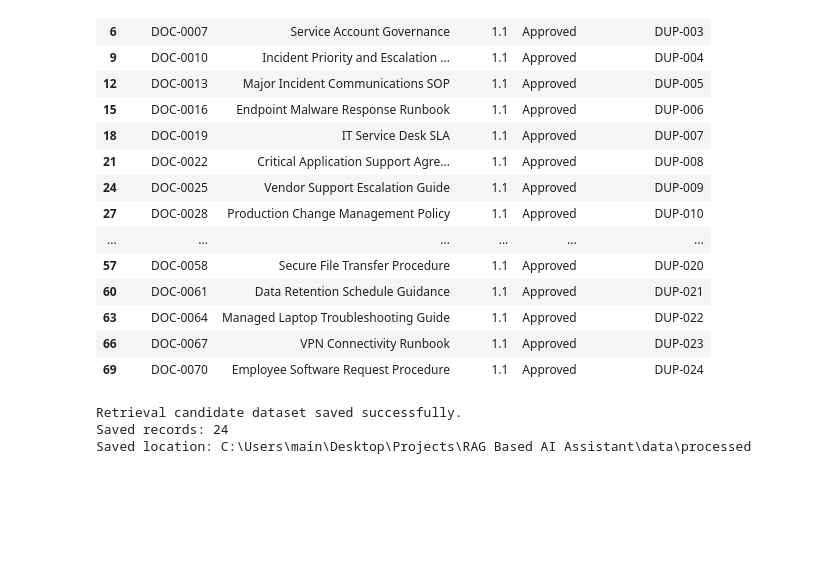
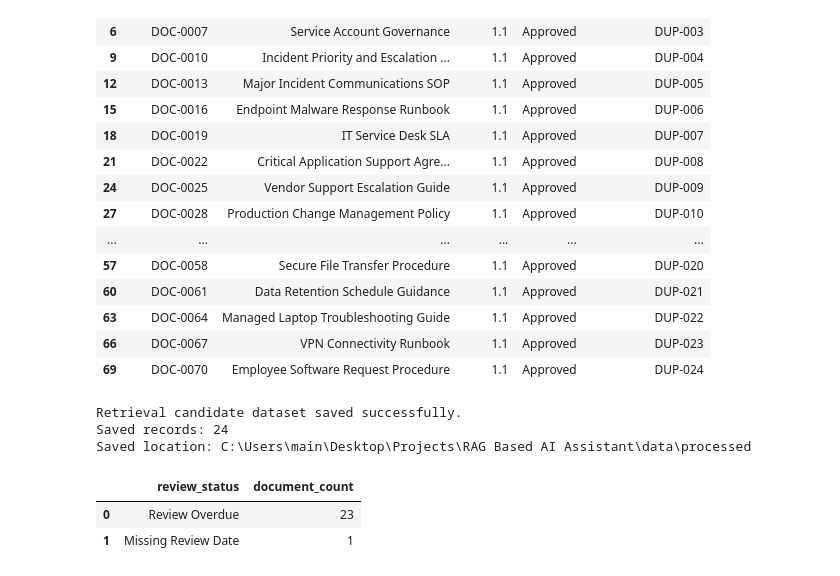
Before and after one commit to anurag-insights/RAG-Based-AI-Document-Assistant-, a Jupyter notebook: notebooks/02_Data_Cleaning.ipynb, the cells around one changed output. Cells and saved outputs as stored; diff of their text form; code cells hidden in the pictures; blank space fills up the shorter version.

```diff
--- a/notebooks/02_Data_Cleaning.ipynb
+++ b/notebooks/02_Data_Cleaning.ipynb
@@ -1462,3 +1462,13 @@ print("Saved location:", processed_dir)
 Retrieval candidate dataset saved successfully.
 Saved records: 24
 Saved location: C:\Users\main\Desktop\Projects\RAG Based AI Assistant\data\processed
+# %%
+retrieval_candidates["effective_date"] = pd.to_datetime(
+    retrieval_candidates["effective_date"],
+    errors="coerce"
+)
+
+retrieval_candidates["review_date"] = pd.to_datetime(
+    retrieval_candidates["review_date"],
+    errors="coerce"
+)
@@ -1464,0 +1493,13 @@ Saved location: C:\Users\main\Desktop\Projects\RAG Based AI Assistant\data\proce
+# %%
+review_status_summary = (
+    retrieval_candidates["review_status"]
+    .value_counts()
+    .rename_axis("review_status")
+    .reset_index(name="document_count")
+)
+
+display(review_status_summary)
+# %% [output]
+|  | review_status | document_count |
+| 0 | Review Overdue | 23 |
+| 1 | Missing Review Date | 1 |
```
Also changed, not shown: parts of 3 cells of this notebook.
